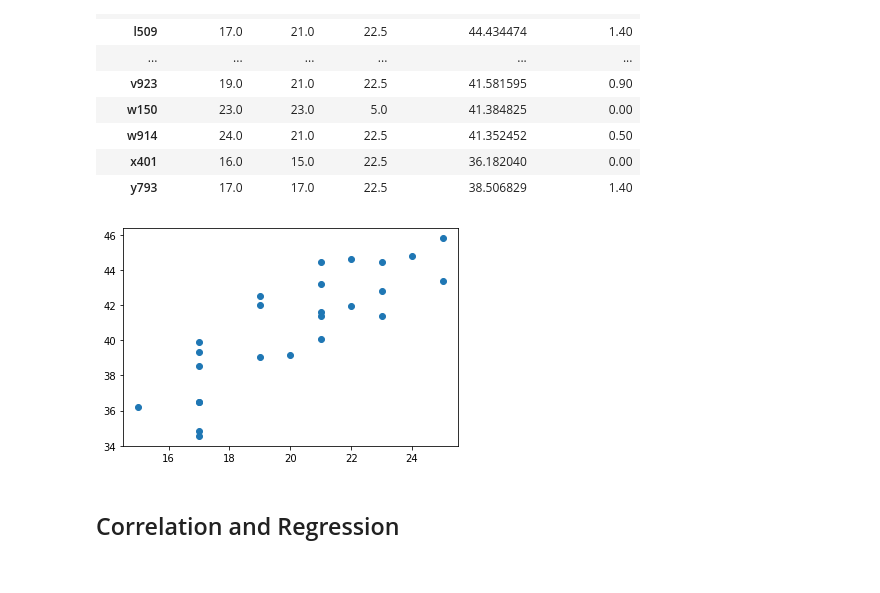
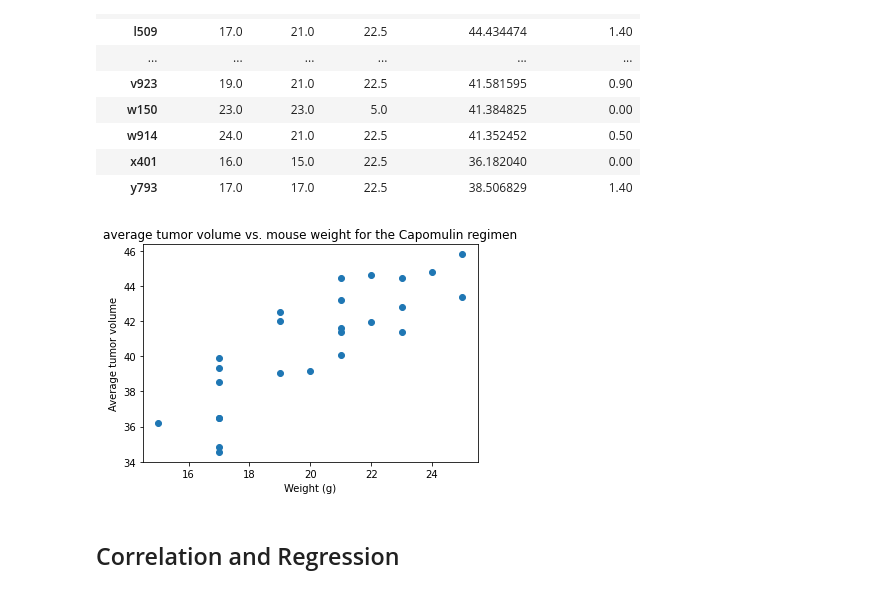
Before and after one commit to Nebeyu2001/matplotlib.challenge, a Jupyter notebook: Pymaceuticals/pymaceuticals_starter.ipynb, the cells around one changed output. Cells and saved outputs as stored; diff of their text form; code cells hidden in the pictures.

```diff
--- a/Pymaceuticals/pymaceuticals_starter.ipynb
+++ b/Pymaceuticals/pymaceuticals_starter.ipynb
@@ -285,9 +328,12 @@ volume_grouby_df
 # %%
 # Note: this means mouse weight goes on the x-axis, with average tumor volume on the y-axis.
 plt.scatter(volume_grouby_df["Weight (g)"],volume_grouby_df["Tumor Volume (mm3)"])
+plt.title("average tumor volume vs. mouse weight for the Capomulin regimen")
+plt.xlabel("Weight (g)")
+plt.ylabel("Average tumor volume")
 plt.show()
 # %% [output]
-[figure, old version]
+[figure, new version]
 # %% [markdown]
 ## Correlation and Regression
 # %%
```
Also changed, not shown: parts of 9 cells of this notebook.
